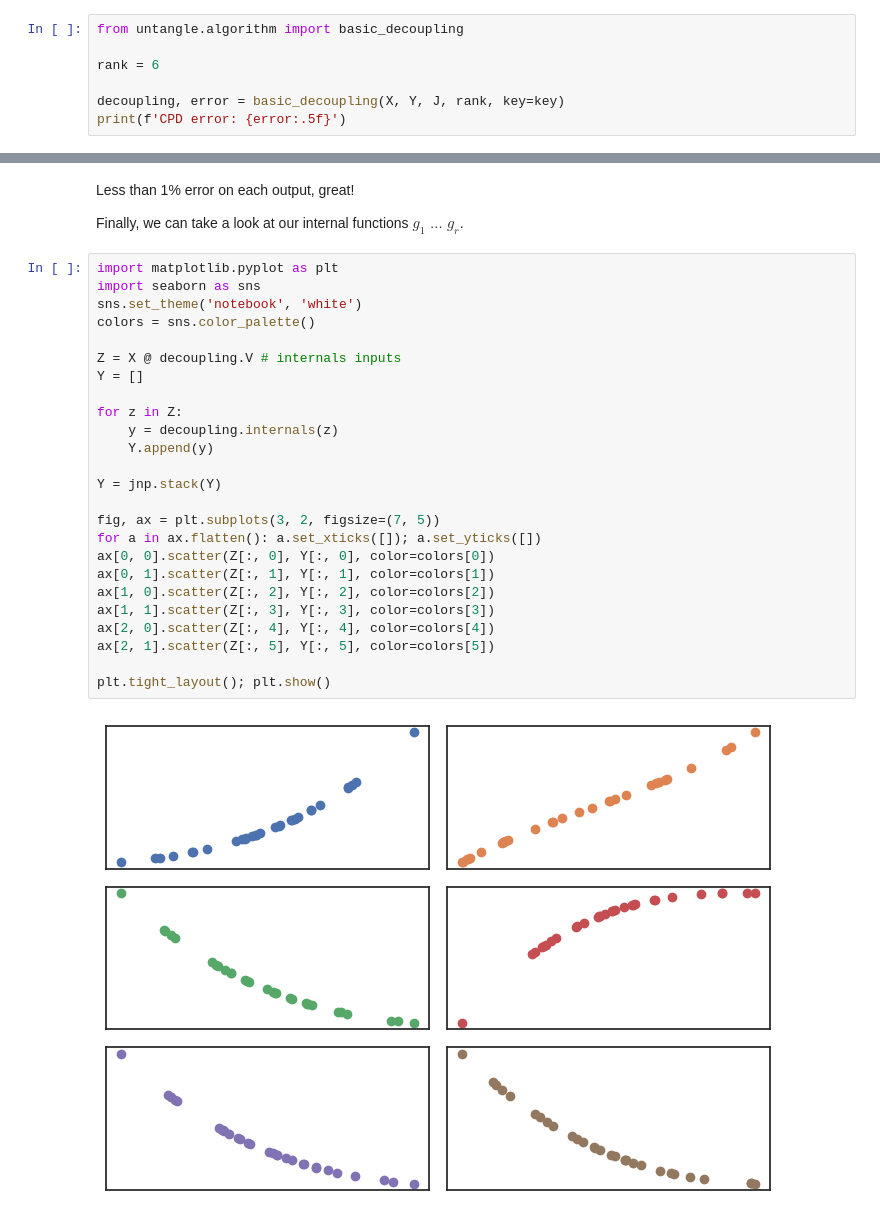
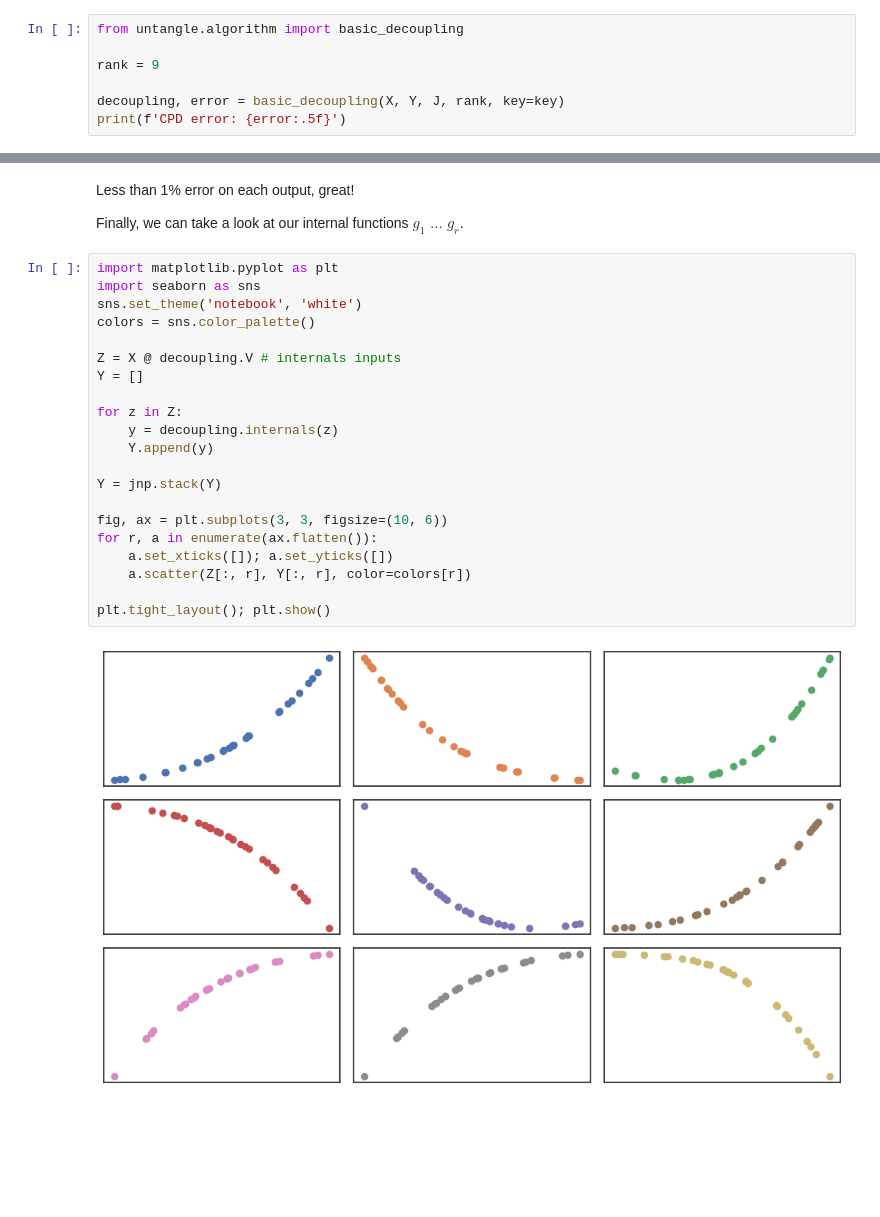
Before and after one commit to mrochk/Untangle, a Jupyter notebook: examples/1. Introduction.ipynb, the cells around one changed output, grey strips where cells are left out. Saved outputs shown, nothing was run; the diff lists cells and outputs as text; blank space fills up the shorter version.

```diff
--- a/examples/1. Introduction.ipynb
+++ b/examples/1. Introduction.ipynb
@@ -50,7 +51,7 @@ We can now run our tensor decoupling algorithm. Every decoupling algorithm retur
 # %%
 from untangle.algorithm import basic_decoupling
 
-rank = 6
+rank = 9
 
 decoupling, error = basic_decoupling(X, Y, J, rank, key=key)
 print(f'CPD error: {error:.5f}')
@@ -84,27 +85,23 @@ Finally, we can take a look at our internal functions $g_1\;\dots\;g_r$.
 # %%
 import matplotlib.pyplot as plt
 import seaborn as sns
 sns.set_theme('notebook', 'white')
 colors = sns.color_palette()
 
 Z = X @ decoupling.V # internals inputs
 Y = []
 
 for z in Z:
     y = decoupling.internals(z)
     Y.append(y)
 
 Y = jnp.stack(Y)
 
-fig, ax = plt.subplots(3, 2, figsize=(7, 5))
-for a in ax.flatten(): a.set_xticks([]); a.set_yticks([])
-ax[0, 0].scatter(Z[:, 0], Y[:, 0], color=colors[0])
-ax[0, 1].scatter(Z[:, 1], Y[:, 1], color=colors[1])
-ax[1, 0].scatter(Z[:, 2], Y[:, 2], color=colors[2])
-ax[1, 1].scatter(Z[:, 3], Y[:, 3], color=colors[3])
-ax[2, 0].scatter(Z[:, 4], Y[:, 4], color=colors[4])
-ax[2, 1].scatter(Z[:, 5], Y[:, 5], color=colors[5])
+fig, ax = plt.subplots(3, 3, figsize=(10, 6))
+for r, a in enumerate(ax.flatten()):
+    a.set_xticks([]); a.set_yticks([])
+    a.scatter(Z[:, r], Y[:, r], color=colors[r])
 
 plt.tight_layout(); plt.show()
 # %% [output]
-[figure, old version]
+[figure, new version]
```
Also changed, not shown: parts of 3 cells of this notebook, 3 other files.
